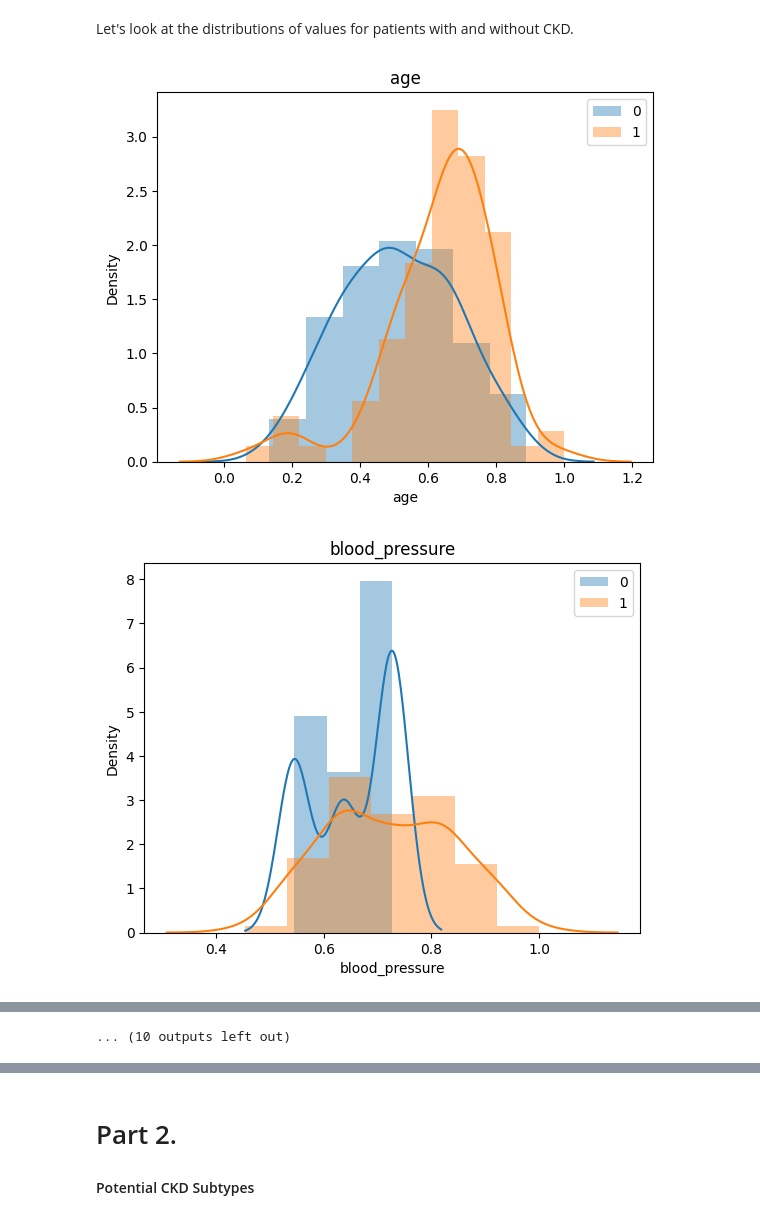
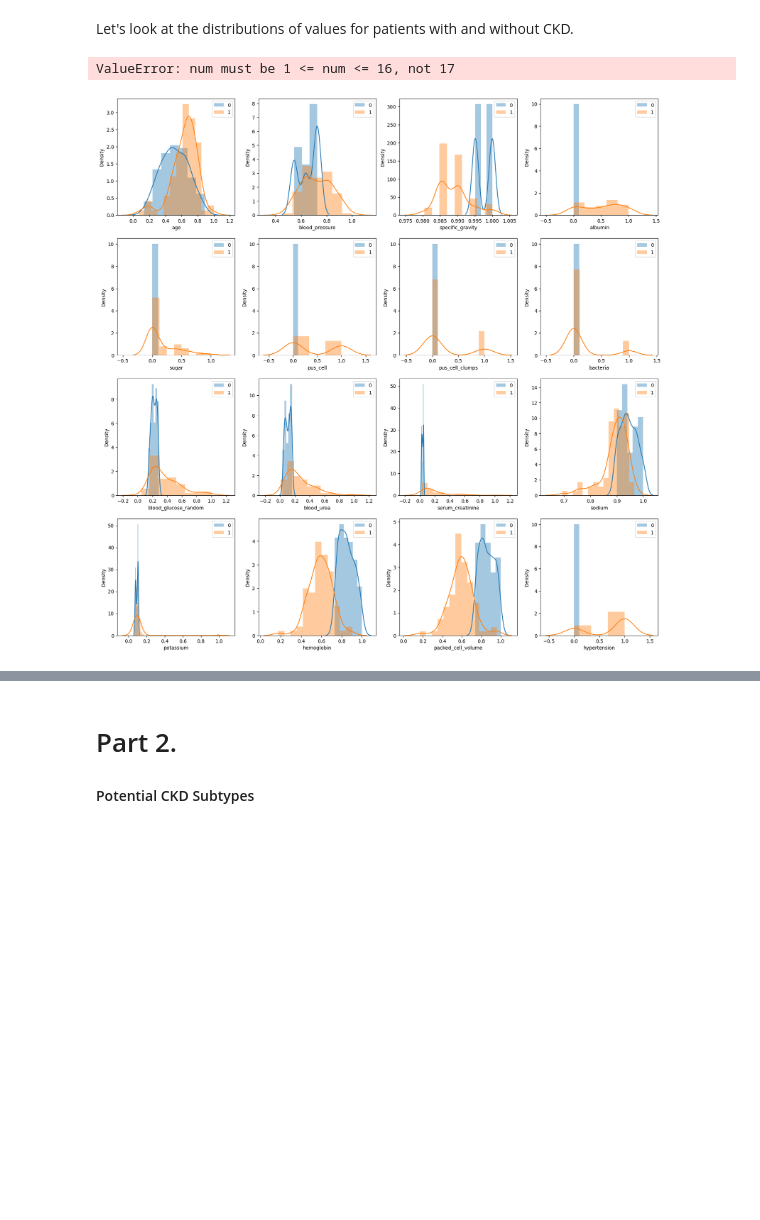
Before and after one commit to SamReeves/ckd-wemanity, a Jupyter notebook: presentation.ipynb, the cells around one changed output, grey strips where cells are left out. Drawn from its saved outputs; the diff is of its cells as text; code cells hidden in the pictures; blank space fills up the shorter version.

```diff
--- a/presentation.ipynb
+++ b/presentation.ipynb
@@ -19,12 +21,13 @@ Let's look at the distributions of values for patients with and without CKD.
 # %%
 # graph distributions of every variable for class 0 and 1
 
-for col in df.columns:
-    sns.distplot(df[col][df['class'] == 0], label = '0')
-    sns.distplot(df[col][df['class'] == 1], label = '1')
+plt.figure(figsize=(20,20))
+for i, col in enumerate(df.columns):
+    plt.subplot(4, 4, i+1)
+    sns.distplot(df.loc[df['class'] == 0, col], label='0')
+    sns.distplot(df.loc[df['class'] == 1, col], label='1')
     plt.legend()
-    plt.title(col)
-    plt.show()
+plt.show()
 # %% [output]
+ValueError: num must be 1 <= num <= 16, not 17
-[figure, old version]
+[figure, new version]
-[figure, removed]
@@ -41 +33,0 @@ for col in df.columns:
-... (10 outputs left out)
```
Also changed, not shown: parts of 10 cells of this notebook, 2 other files.
